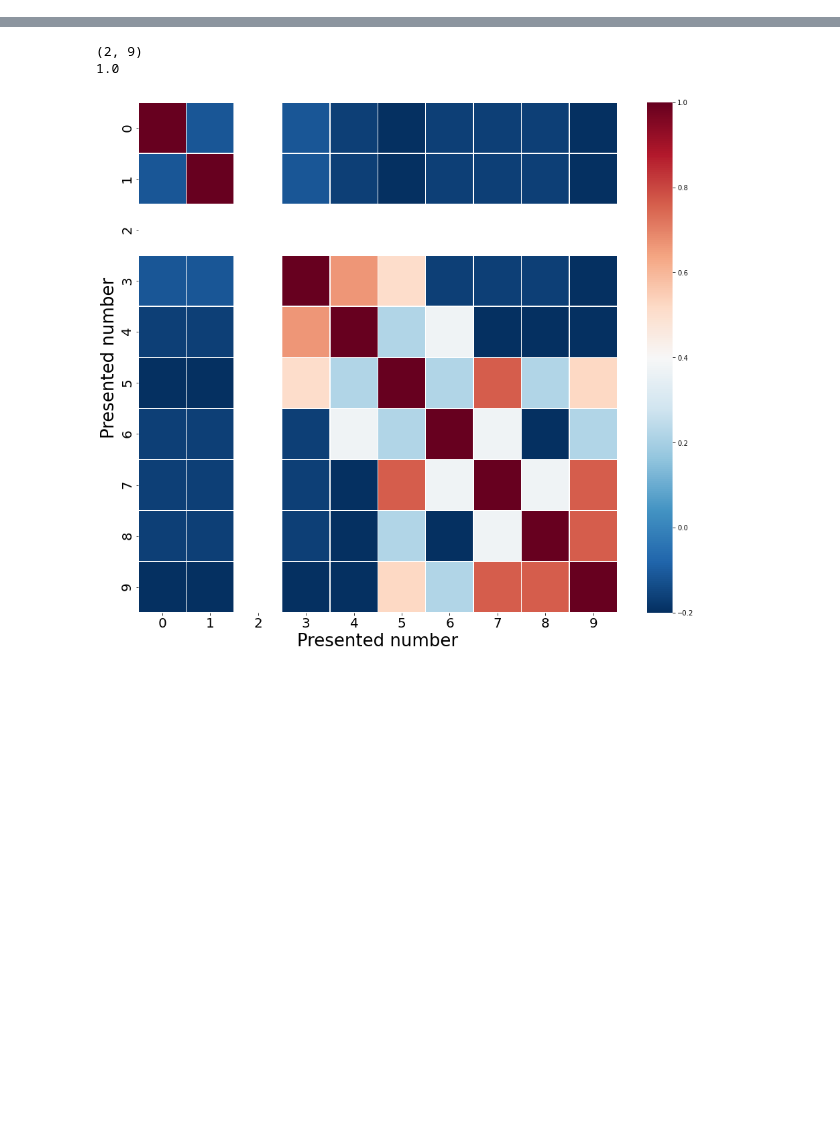
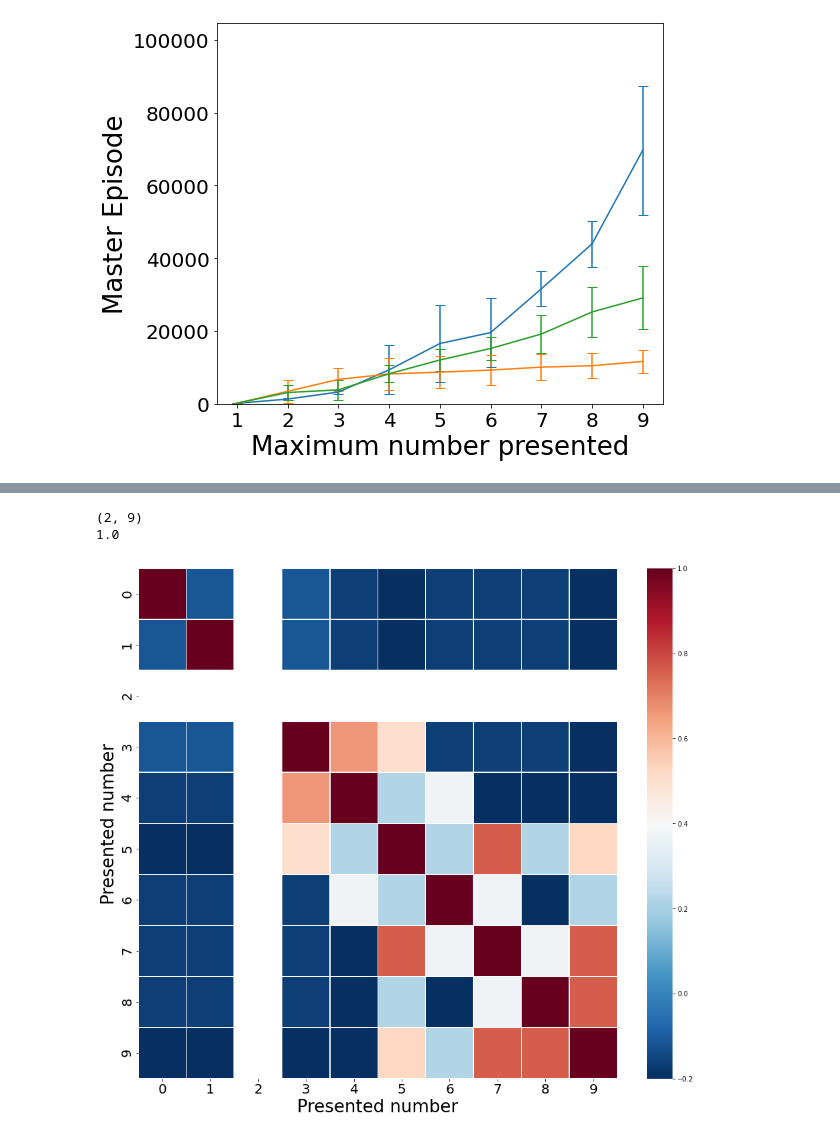
Before and after one commit to flavio2018/counting-agents, a Jupyter notebook: src/Results_Analysis.ipynb, the cells around one changed output, grey strips where cells are left out. Saved outputs shown, nothing was run; the diff lists cells and outputs as text; code cells hidden in the pictures; blank space fills up the shorter version.

```diff
--- a/src/Results_Analysis.ipynb
+++ b/src/Results_Analysis.ipynb
@@ -30,0 +34,6 @@ data_dir = '/home/silvester/programming/rl-single-agent-numbers/counting-agents/
+# %%
+exp_type_list = []
+#exp_type_list.append(data_dir + 'static_2')
+exp_type_list.append(data_dir + 'temporal_2')
+exp_type_list.append(data_dir + 'temporal_abacus_1D_2')
+exp_type_list.append(data_dir + 'temporal_abacus_2D_2')
@@ -30,0 +92,42 @@ data_dir = '/home/silvester/programming/rl-single-agent-numbers/counting-agents/
+# %%
+### Plot Master-episodes for all setups and runs
+
+fig, ax = plt.subplots(figsize=(8,7))
+
+max_episode = 0
+
+for exp_type in exp_type_list:
+    exp_dir_list = os.listdir(exp_type)
+    all_master_episodes_dict = {i: [] for i in range(1,10)}
+    master_episodes_mean_std = {i: [] for i in range(1,10)}
+
+    for exp_dir in exp_dir_list:
+        master_episodes_file_dir = exp_type + '/' + exp_dir + '/master_episodes.pkl'
+        with open(master_episodes_file_dir, 'rb') as f:
+            master_episodes = pickle.load(f)
+        for i in master_episodes.keys():
+            all_master_episodes_dict[i].append(master_episodes[i])
+
+
+    master_episodes_mean_dict = [np.mean(all_master_episodes_dict[i]) for i in all_master_episodes_dict.keys()]
+    master_episodes_mean_std = [np.std(all_master_episodes_dict[i]) for i in all_master_episodes_dict.keys()]
+
+    max_numbers = [k for k in all_master_episodes_dict.keys()]
+    #episodes = [v for v in all_master_episodes_dict.values()]
+
+
+    #master_episodes_mean = {i: master_episodes[i] for i in master_episodes_dict.keys()}
+
+    ax.errorbar(range(1,10), master_episodes_mean_dict, yerr=master_episodes_mean_std, solid_capstyle='projecting', capsize=5)
+    #ax.boxplot(master_episodes_mean_dict)
+    ax.set_xticks(max_numbers)
+    current_max = master_episodes_mean_dict[-1]
+    if(current_max>max_episode):
+        max_episode = current_max
+        ax.set_ylim(0, master_episodes_mean_dict[-1]+master_episodes_mean_dict[-1]//2)
+    ax.set_xlabel('Maximum number presented', fontsize=26)
+    ax.set_ylabel('Master Episode', fontsize=26)
+    ax.tick_params(labelsize=20)
+    #fig.savefig(file_path)
+# %% [output]
+[figure, added]
```
Also changed, not shown: parts of 6 cells of this notebook, 6 other files.
